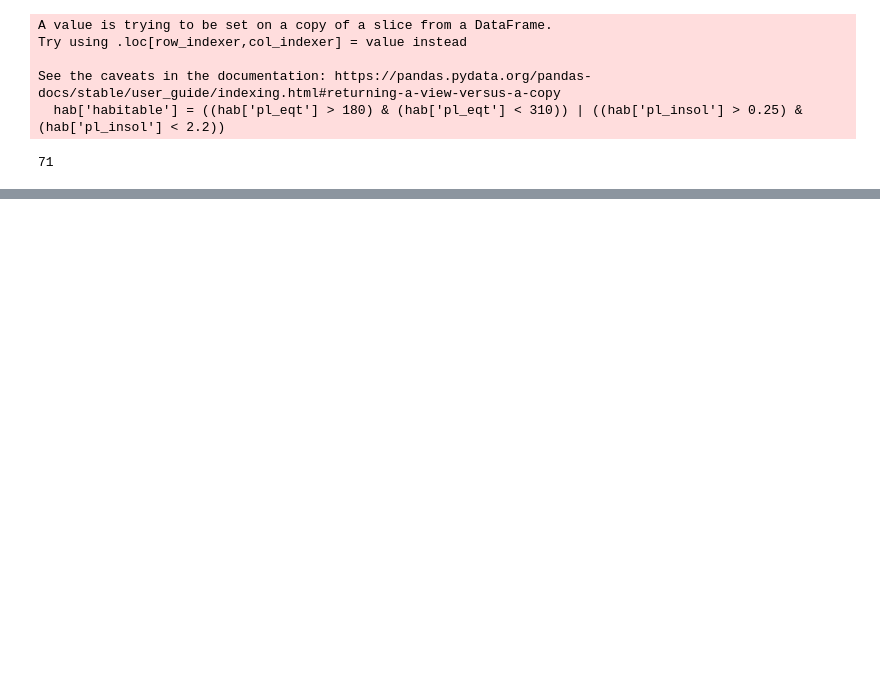
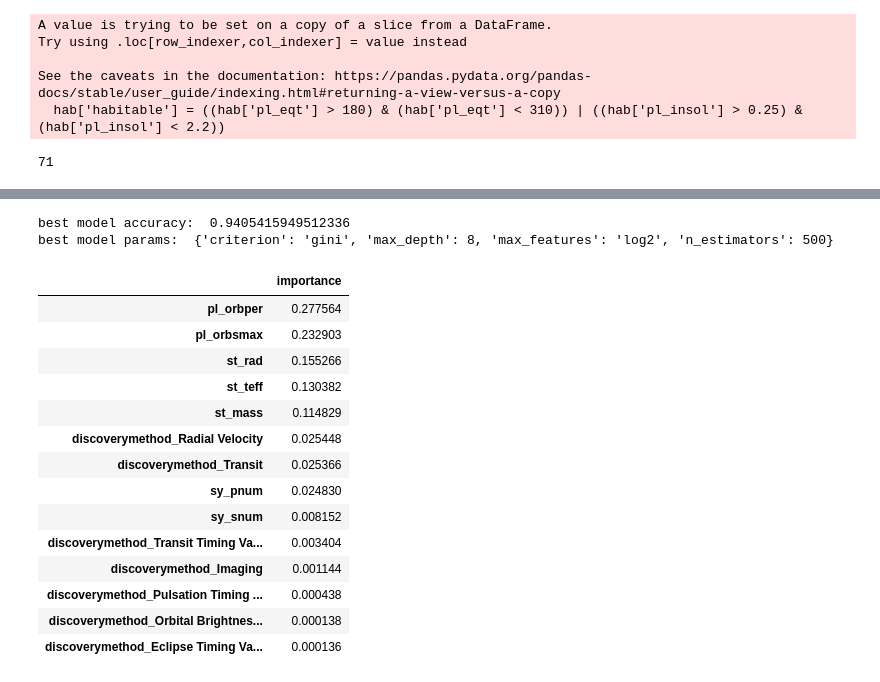
Before and after one commit to sethbeckett/cs6830_final_project, a Jupyter notebook: seth.ipynb, the cells around one changed output, grey strips where cells are left out. Drawn from its saved outputs; the diff is of its cells as text; code cells hidden in the pictures; blank space fills up the shorter version.

```diff
--- a/seth.ipynb
+++ b/seth.ipynb
@@ -124,0 +209,10 @@ hab['habitable'].sum()
+# %%
+# instead, first pull out dataframe with only habitable exoplanets
+hab_true = hab[hab['habitable'] == True]
+
+# find which columns have less than 90% missing values
+hab_true_na_pct = hab_true.isna().sum() / len(hab_true)
+
+hab_true_subset = hab_true.dropna(axis=1, thresh=len(hab_true) * 0.9)
+display(hab_true_subset.columns)
+hab_true_subset.dropna().shape
@@ -124,0 +225,10 @@ hab['habitable'].sum()
+# %%
+# use these columns to subset the original dataframe, then build X and y data from that, then remove cols that don't make sense
+hab_true_subset_cols = list(hab_true_subset.columns)
+
+# keep habitable in so that indices match up for y, then remove useless columns and target variable
+X = hab[hab_true_subset_cols].dropna()
+y = X['habitable'].astype('int')
+
+X = X.drop(columns=['habitable', 'pl_name', 'hostname', 'pl_calc_temp'])
+X = pd.get_dummies(X, columns=['discoverymethod'])
@@ -124,0 +242,42 @@ hab['habitable'].sum()
+# %%
+# use gridsearchcv to find best random forest classifier of habitable exoplanets
+from sklearn.ensemble import RandomForestClassifier
+from sklearn.model_selection import GridSearchCV
+
+rfc = RandomForestClassifier()
+param_grid = {
+    'n_estimators': [200, 500],
+    'max_features': ['sqrt', 'log2'],
+    'max_depth' : [4, 5, 6, 7, 8],
+    'criterion' :['gini', 'entropy']
+}
+
+cv_rfc = GridSearchCV(estimator=rfc, param_grid=param_grid, cv= 7, n_jobs=-1)
+cv_rfc.fit(X, y)
+print("best model accuracy: ", cv_rfc.best_score_)
+print("best model params: ", cv_rfc.best_params_)
+# %% [output]
+best model accuracy:  0.9405415949512336
+best model params:  {'criterion': 'gini', 'max_depth': 8, 'max_features': 'log2', 'n_estimators': 500}
+# %%
+# get the feature importances from best model and combine in df with the feature names
+feature_importances = pd.DataFrame(cv_rfc.best_estimator_.feature_importances_,
+                                   index = X.columns,
+                                    columns=['importance']).sort_values('importance', ascending=False)
+feature_importances
+# %% [output]
+|  | importance |
+| pl_orbper | 0.277564 |
+| pl_orbsmax | 0.232903 |
+| st_rad | 0.155266 |
+| st_teff | 0.130382 |
+| st_mass | 0.114829 |
+| discoverymethod_Radial Velocity | 0.025448 |
+| discoverymethod_Transit | 0.025366 |
+| sy_pnum | 0.024830 |
+| sy_snum | 0.008152 |
+| discoverymethod_Transit Timing Va... | 0.003404 |
+| discoverymethod_Imaging | 0.001144 |
+| discoverymethod_Pulsation Timing ... | 0.000438 |
+| discoverymethod_Orbital Brightnes... | 0.000138 |
+| discoverymethod_Eclipse Timing Va... | 0.000136 |
```
Also changed, not shown: parts of 16 cells of this notebook, 2 other files.
